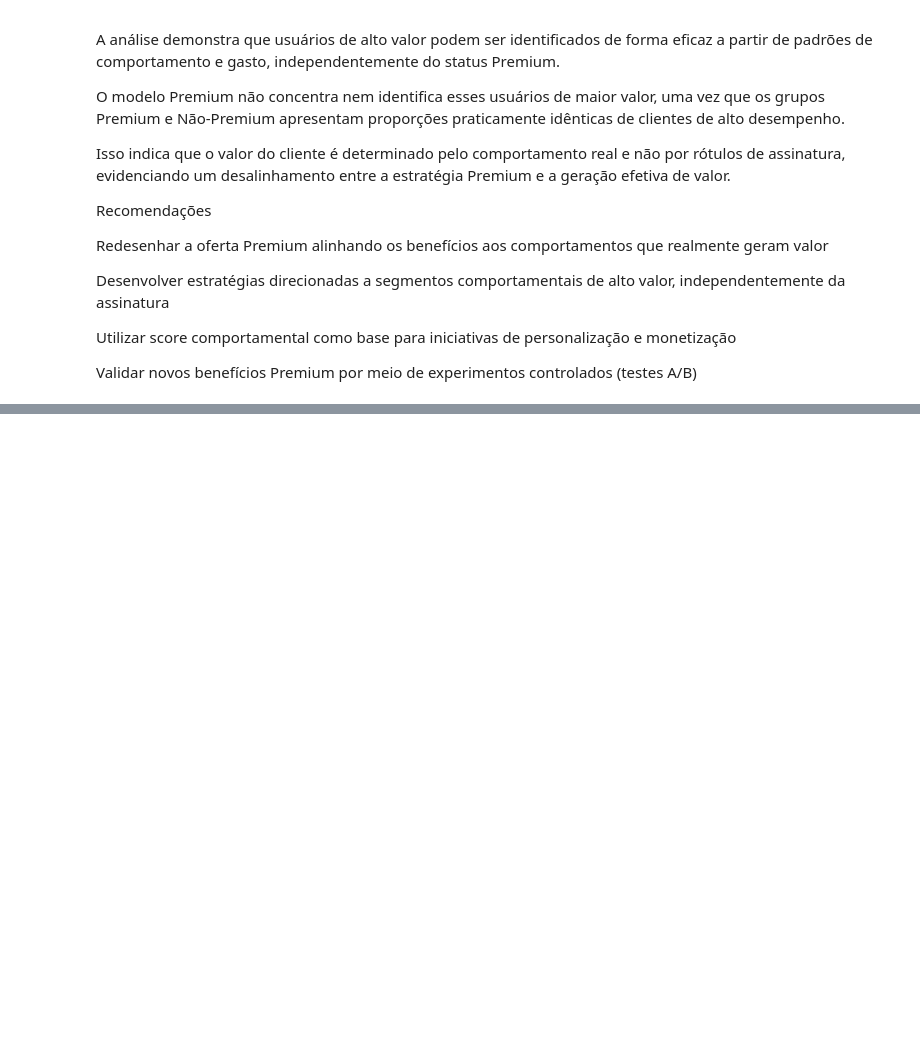
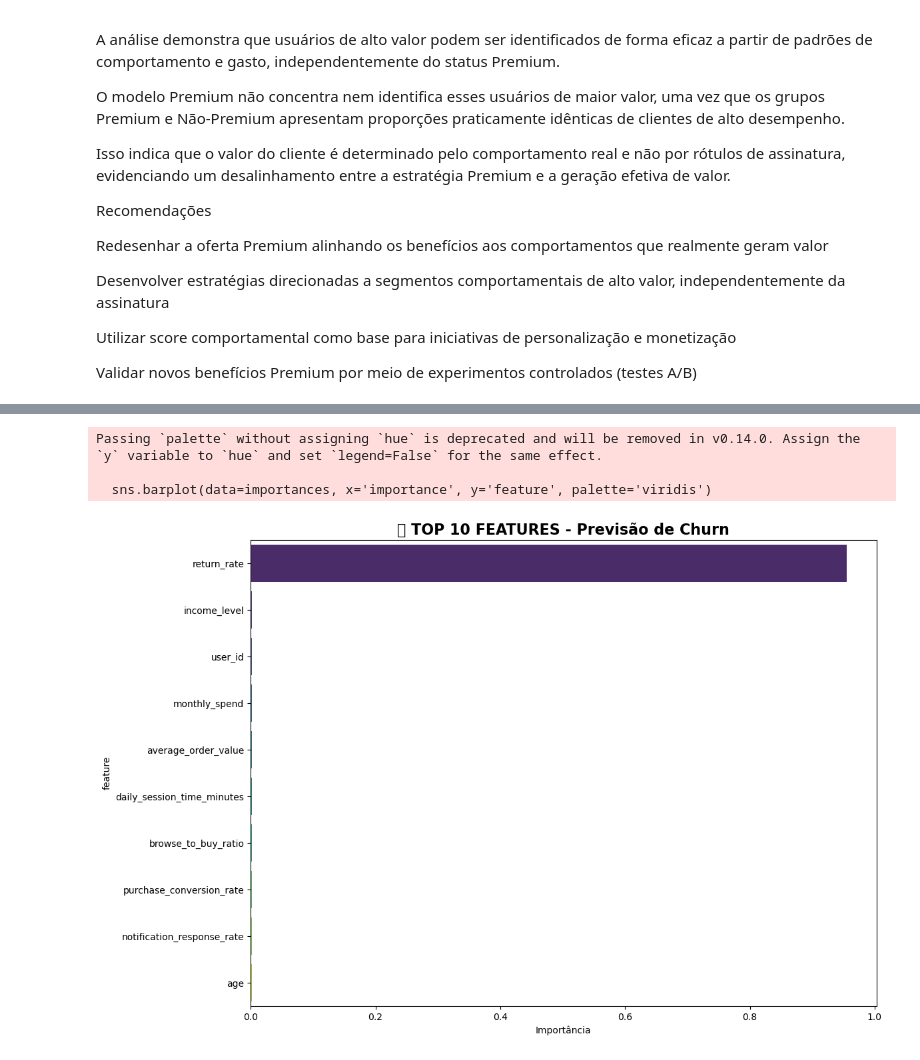
Before and after one commit to jenifercosta9/data-science-portifolio, a Jupyter notebook: 01_customer_churn_analysis/notebooks/01_exploratory_analysis.ipynb, the cells around one changed output, grey strips where cells are left out. Drawn from its saved outputs; the diff is of its cells as text; code cells hidden in the pictures; blank space fills up the shorter version.

```diff
--- a/01_customer_churn_analysis/notebooks/01_exploratory_analysis.ipynb
+++ b/01_customer_churn_analysis/notebooks/01_exploratory_analysis.ipynb
@@ -686,3 +689,72 @@ Desenvolver estratégias direcionadas a segmentos comportamentais de alto valor,
 Utilizar score comportamental como base para iniciativas de personalização e monetização
 
 Validar novos benefícios Premium por meio de experimentos controlados (testes A/B)
+# %%
+## 6. MACHINE LEARNING COMPLETO - PREDIÇÃO DE CHURN
+# English: Complete ML pipeline for churn prediction
+# Português: Pipeline ML completo para predição de churn
+
+print("🎯 Iniciando ML Pipeline com df existente...")
+
+# 1. VERIFICA SE DF ESTÁ PRONTO
+print(f"Dataset atual: {df.shape}")
+print("return_rate" in df.columns)  # Confirma coluna existe
+
+# 2. CRIA TARGET CHURN (COLUNA CORRETA)
+df['churn'] = (df['return_rate'] > df['return_rate'].quantile(0.75)).astype(int)
+
+print(f"\n📊 DISTRIBUIÇÃO CHURN:")
+print(df['churn'].value_counts(normalize=True).round(3))
+print(f"Total Churn: {df['churn'].sum():,} ({df['churn'].mean():.1%})")
+
+# 3. FEATURES PARA ML
+numeric_cols = df.select_dtypes(include=['int64', 'float64']).columns
+X = df[numeric_cols].drop(['churn', 'userid'], axis=1, errors='ignore')
+y = df['churn']
+
+print(f"\n🚀 ML READY: {X.shape[1]} features, {X.shape[0]:,} samples")
+
+# 4. IMPORTS E TRAIN/TEST SPLIT
+from sklearn.model_selection import train_test_split
+from sklearn.ensemble import RandomForestClassifier
+from sklearn.metrics import classification_report, roc_auc_score
+
+X_train, X_test, y_train, y_test = train_test_split(X, y, test_size=0.2,
+                                                    random_state=42, stratify=y)
+print(f"✅ Split: Train={X_train.shape[0]}, Test={X_test.shape[0]}")
+
+# 5. TREINA RANDOM FOREST
+print("🤖 Treinando Random Forest...")
+rf = RandomForestClassifier(n_estimators=100, random_state=42, n_jobs=-1)
+rf.fit(X_train, y_train)
+
+# 6. PREDIÇÕES E MÉTRICAS
+y_pred = rf.predict(X_test)
+y_proba = rf.predict_proba(X_test)[:, 1]
+
+print("\n" + "="*60)
+print("📈 PERFORMANCE DO MODELO")
+print("="*60)
+print(classification_report(y_test, y_pred))
+print(f"ROC-AUC: {roc_auc_score(y_test, y_proba):.3f}")
+
+# 7. FEATURE IMPORTANCE (TOP 10)
+importances = pd.DataFrame({
+    'feature': X.columns,
+    'importance': rf.feature_importances_
+}).sort_values('importance', ascending=False).head(10)
+
+plt.figure(figsize=(12, 8))
+sns.barplot(data=importances, x='importance', y='feature', palette='viridis')
+plt.title('🏆 TOP 10 FEATURES - Previsão de Churn', fontsize=16, fontweight='bold')
+plt.xlabel('Importância')
+plt.tight_layout()
+plt.show()
+
+# 8. INSIGHTS FINAIS
+print("\n💡 TOP 5 FEATURES MAIS IMPORTANTES:")
+for i, row in importances.head().iterrows():
+    print(f"  {i+1}. {row['feature']}: {row['importance']:.3f}")
+
+print("\n🎉 ML PIPELINE CONCLUÍDO!")
+# %% [output]
@@ -688,0 +778,4 @@ Validar novos benefícios Premium por meio de experimentos controlados (testes A
+Passing `palette` without assigning `hue` is deprecated and will be removed in v0.14.0. Assign the `y` variable to `hue` and set `legend=False` for the same effect.
+
+  sns.barplot(data=importances, x='importance', y='feature', palette='viridis')
+[figure, added]
```
Also changed, not shown: parts of 9 cells of this notebook, 2 other files.
